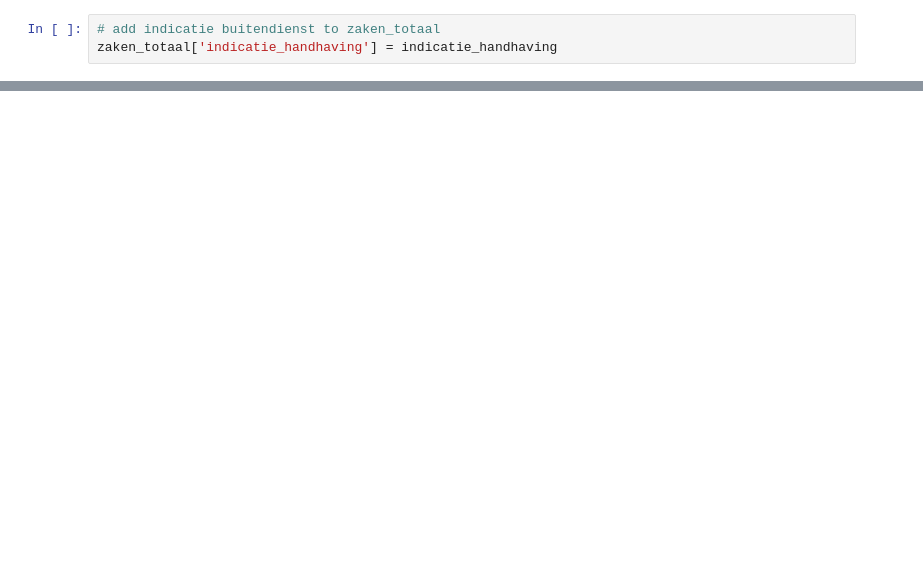
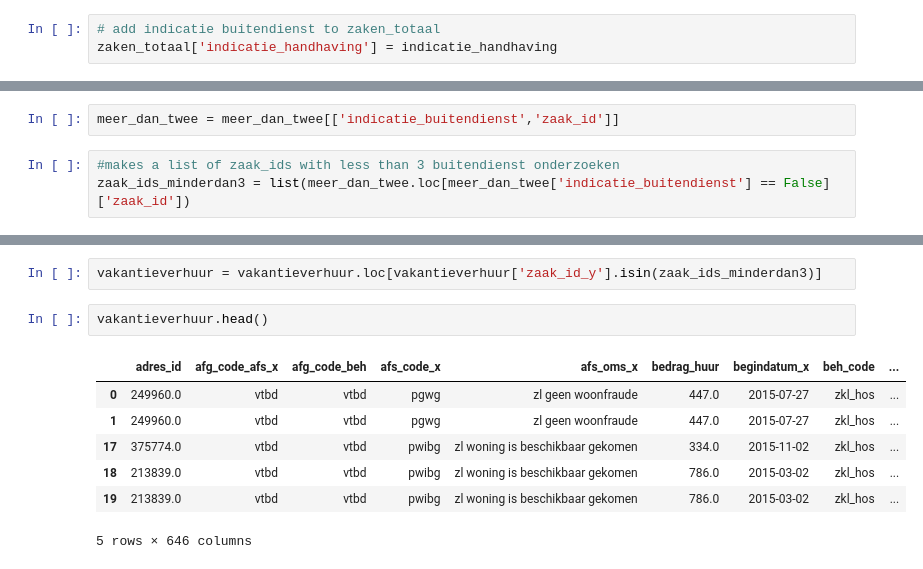
Before and after one commit to petercuret/woonfraude, a Jupyter notebook: notebooks/data_kwaliteit_analyse.ipynb, the cells around one changed output, grey strips where cells are left out. Saved outputs shown, nothing was run; the diff lists cells and outputs as text; blank space fills up the shorter version.

```diff
--- a/notebooks/data_kwaliteit_analyse.ipynb
+++ b/notebooks/data_kwaliteit_analyse.ipynb
@@ -314,0 +280,5 @@ Name: indicatie_buitendienst_belopen, dtype: int64
+# %%
+meer_dan_twee = meer_dan_twee[['indicatie_buitendienst','zaak_id']]
+# %%
+#makes a list of zaak_ids with less than 3 buitendienst onderzoeken
+zaak_ids_minderdan3 = list(meer_dan_twee.loc[meer_dan_twee['indicatie_buitendienst'] == False]['zaak_id'])
@@ -314,0 +296,12 @@ Name: indicatie_buitendienst_belopen, dtype: int64
+# %%
+vakantieverhuur = vakantieverhuur.loc[vakantieverhuur['zaak_id_y'].isin(zaak_ids_minderdan3)]
+# %%
+vakantieverhuur.head()
+# %% [output]
+|  | adres_id | afg_code_afs_x | afg_code_beh | afs_code_x | afs_oms_x | bedrag_huur | begindatum_x | beh_code | ... |
+| 0 | 249960.0 | vtbd | vtbd | pgwg | zl geen woonfraude | 447.0 | 2015-07-27 | zkl_hos | ... |
+| 1 | 249960.0 | vtbd | vtbd | pgwg | zl geen woonfraude | 447.0 | 2015-07-27 | zkl_hos | ... |
+| 17 | 375774.0 | vtbd | vtbd | pwibg | zl woning is beschikbaar gekomen | 334.0 | 2015-11-02 | zkl_hos | ... |
+| 18 | 213839.0 | vtbd | vtbd | pwibg | zl woning is beschikbaar gekomen | 786.0 | 2015-03-02 | zkl_hos | ... |
+| 19 | 213839.0 | vtbd | vtbd | pwibg | zl woning is beschikbaar gekomen | 786.0 | 2015-03-02 | zkl_hos | ... |
+5 rows × 646 columns
```
Also changed, not shown: parts of 59 cells of this notebook.
